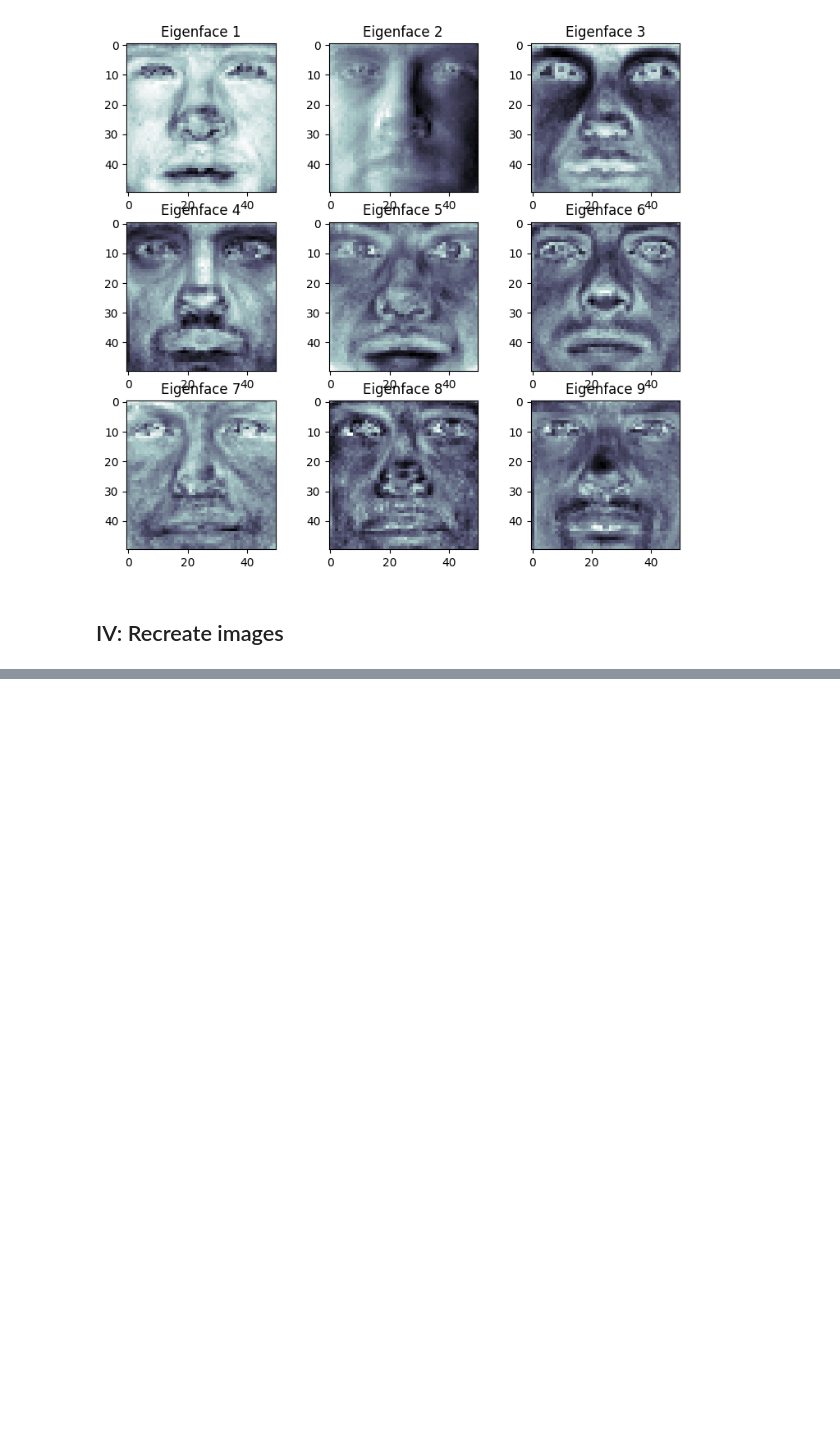
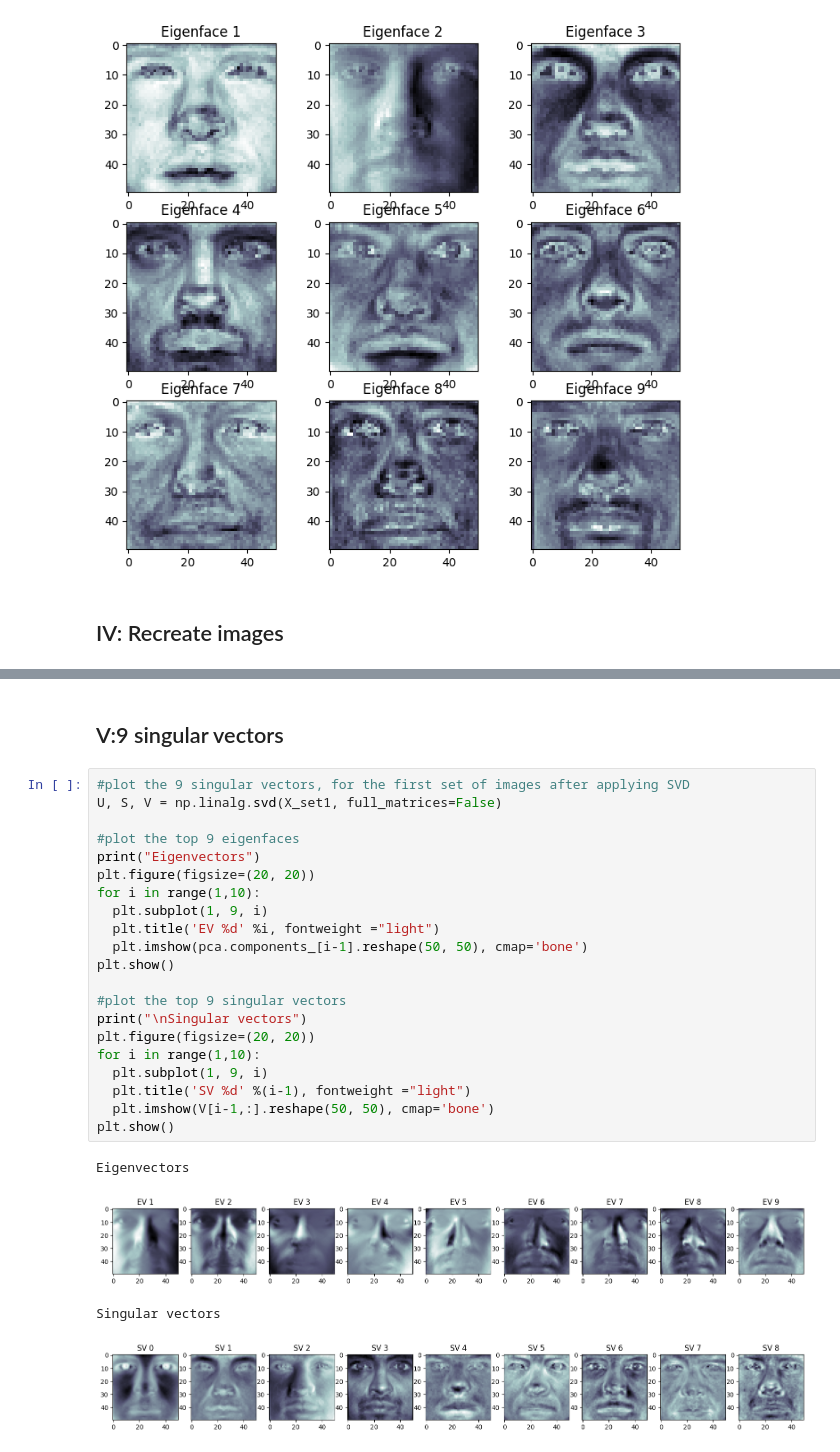
Before and after one commit to EvangeliaS/Eigenfaces-for-Face-Recognition, a Jupyter notebook: Steiropoulou_1115201800186.ipynb, the cells around one changed output, grey strips where cells are left out. Drawn from its saved outputs; the diff is of its cells as text; blank space fills up the shorter version.

```diff
--- a/Steiropoulou_1115201800186.ipynb
+++ b/Steiropoulou_1115201800186.ipynb
@@ -143,0 +160,28 @@ for set_number in range(1, 6):
+# %% [markdown]
+## V:9 singular vectors
+# %%
+#plot the 9 singular vectors, for the first set of images after applying SVD
+U, S, V = np.linalg.svd(X_set1, full_matrices=False)
+
+#plot the top 9 eigenfaces
+print("Eigenvectors")
+plt.figure(figsize=(20, 20))
+for i in range(1,10):
+  plt.subplot(1, 9, i)
+  plt.title('EV %d' %i, fontweight ="light")
+  plt.imshow(pca.components_[i-1].reshape(50, 50), cmap='bone')
+plt.show()
+
+#plot the top 9 singular vectors
+print("\nSingular vectors")
+plt.figure(figsize=(20, 20))
+for i in range(1,10):
+  plt.subplot(1, 9, i)
+  plt.title('SV %d' %(i-1), fontweight ="light")
+  plt.imshow(V[i-1,:].reshape(50, 50), cmap='bone')
+plt.show()
+# %% [output]
+Eigenvectors
+[figure, added]
+Singular vectors
+[figure, added]
```
Also changed, not shown: parts of 4 cells of this notebook.
